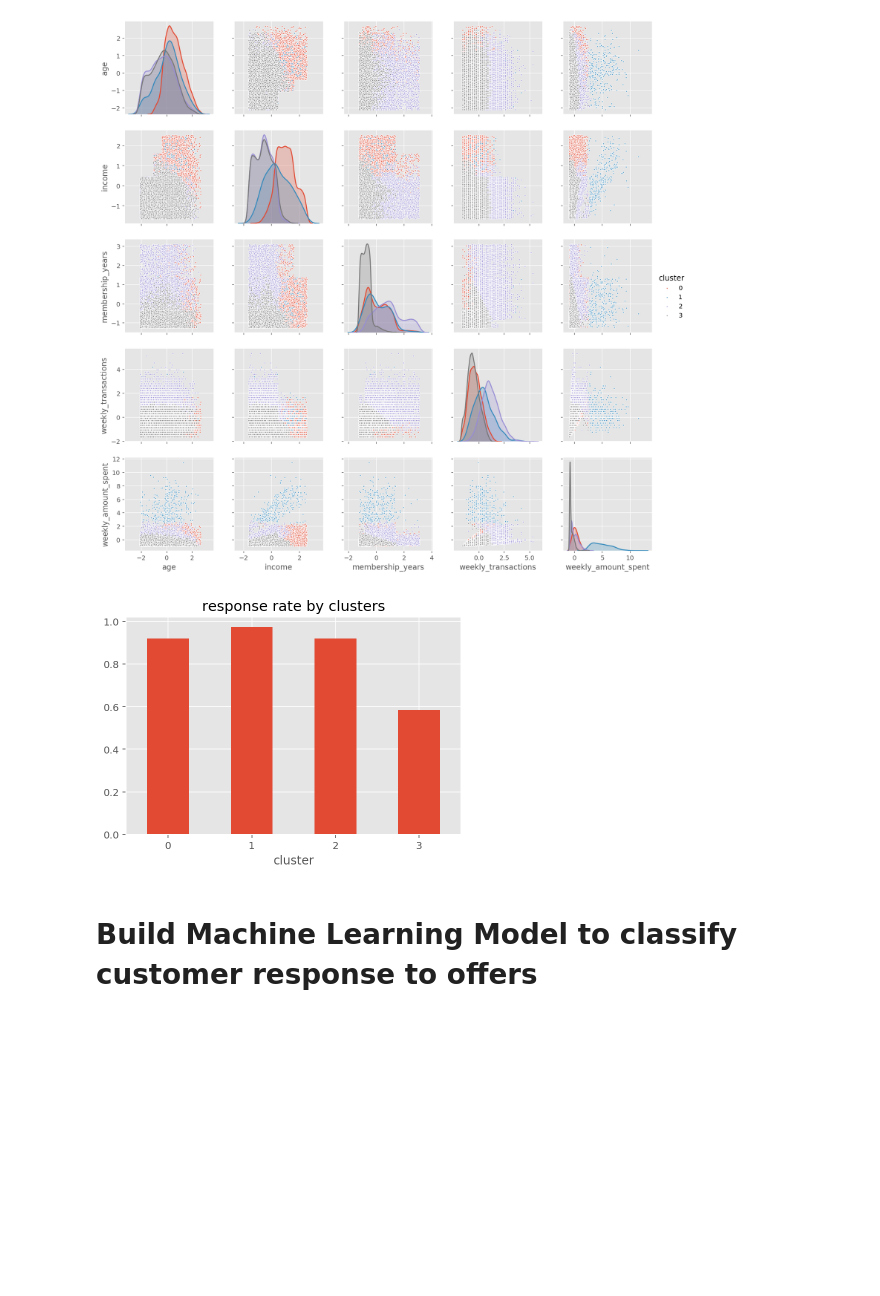
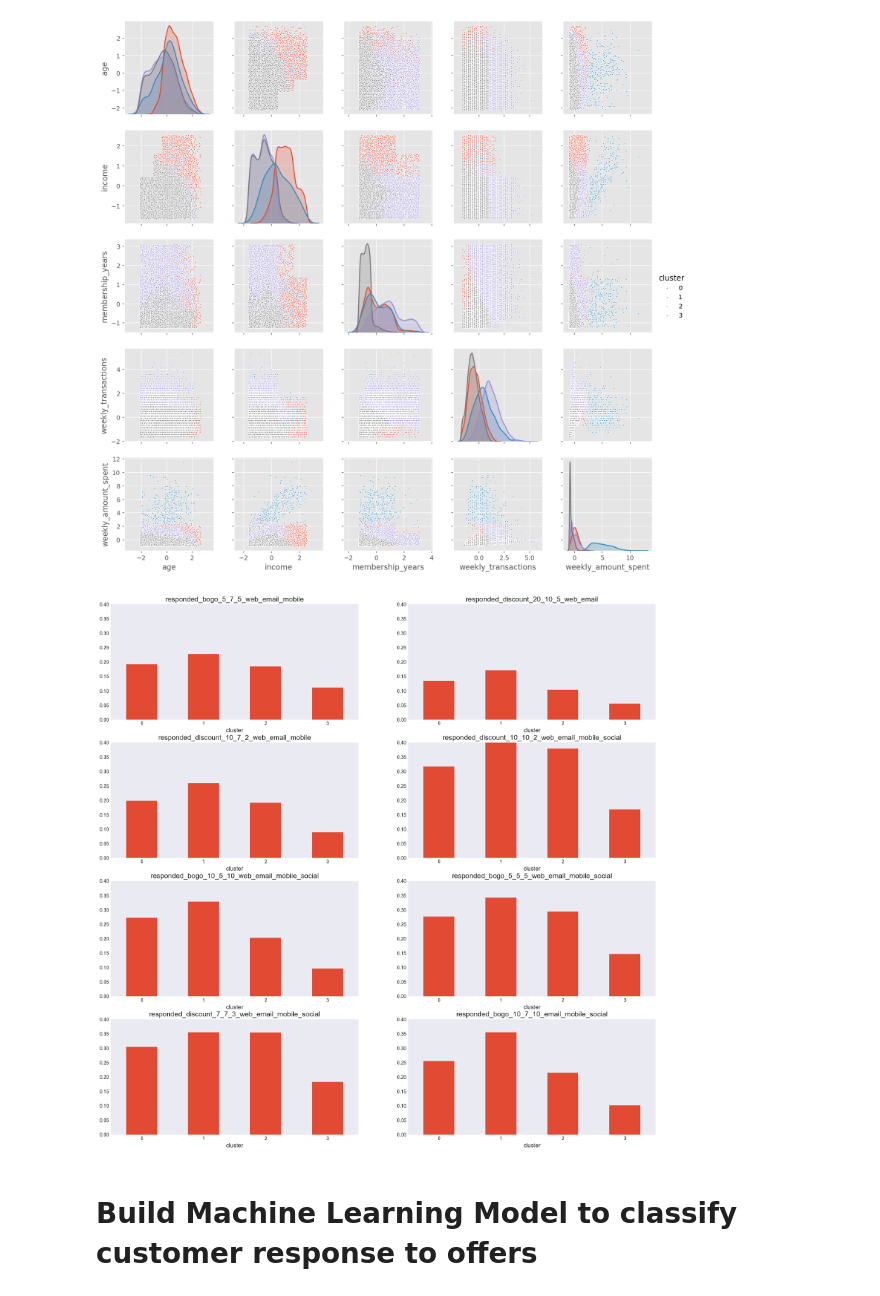
Before and after one commit to kevingao1136/Udacity_DataScience_Nanodegree, a Jupyter notebook: Starbucks_Capstone_Challenge/supervised_unsupervised_ML.ipynb, the cells around one changed output. Drawn from its saved outputs; the diff is of its cells as text; code cells hidden in the pictures; blank space fills up the shorter version.

Commit message:
added responses for clusters

```diff
--- a/Starbucks_Capstone_Challenge/supervised_unsupervised_ML.ipynb
+++ b/Starbucks_Capstone_Challenge/supervised_unsupervised_ML.ipynb
@@ -18,7 +18,7 @@ from sklearn.model_selection import train_test_split, cross_val_score, GridSearc
 from sklearn.metrics import classification_report, confusion_matrix, f1_score, accuracy_score, r2_score, plot_roc_curve
 %matplotlib inline
 %config InlineBackend.figure_formats = ['retina']
-plt.style.use('ggplot')
+plt.style.use('seaborn-dark')
 # %%
 customers = pd.read_csv('cleaned_data/imputed_customers.csv')
 X = customers[['age','income','membership_years','weekly_transactions','weekly_amount_spent']]
@@ -150,10 +149,23 @@ customers['cluster'] = y_means
+# %%
+offer_responses = ['responded_bogo_5_7_5_web_email_mobile',
+                   'responded_discount_20_10_5_web_email',
+                   'responded_discount_10_7_2_web_email_mobile',
+                   'responded_discount_10_10_2_web_email_mobile_social',
+                   'responded_bogo_10_5_10_web_email_mobile_social',
+                   'responded_bogo_5_5_5_web_email_mobile_social',
+                   'responded_discount_7_7_3_web_email_mobile_social',
+                   'responded_bogo_10_7_10_email_mobile_social']
 # %%
-customers.groupby('cluster').responded.mean().plot(kind='bar')
-plt.xticks(rotation=360)
-plt.title('response rate by clusters')
-plt.show()
+plt.figure(figsize=(20,20))
+for i, response in enumerate(offer_responses):
+
+    plt.subplot(4,2,i+1)
+    customers.groupby('cluster')[response].mean().plot(kind='bar')
+    plt.xticks(rotation=360)
+    plt.ylim(0,0.4)
+    plt.title(response)
 # %% [output]
-[figure, old version]
+[figure, new version]
 # %% [markdown]
 # Build Machine Learning Model to classify customer response to offers
 # %%
```
Also changed, not shown: parts of 3 cells of this notebook, 3 other files.
